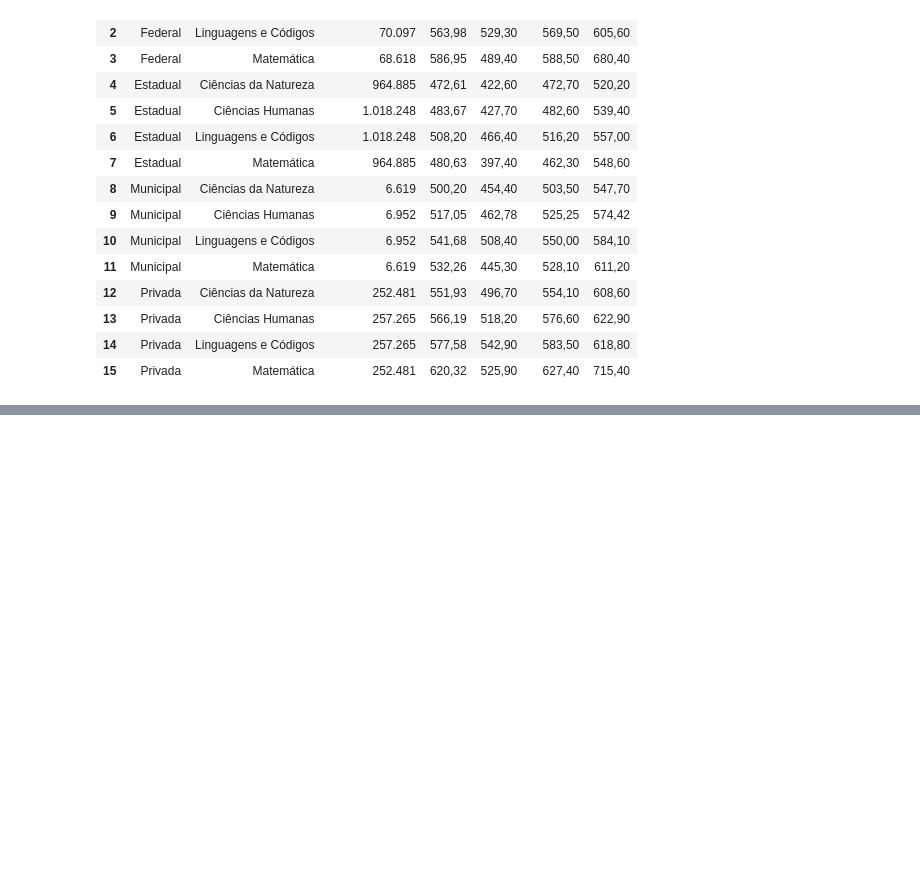
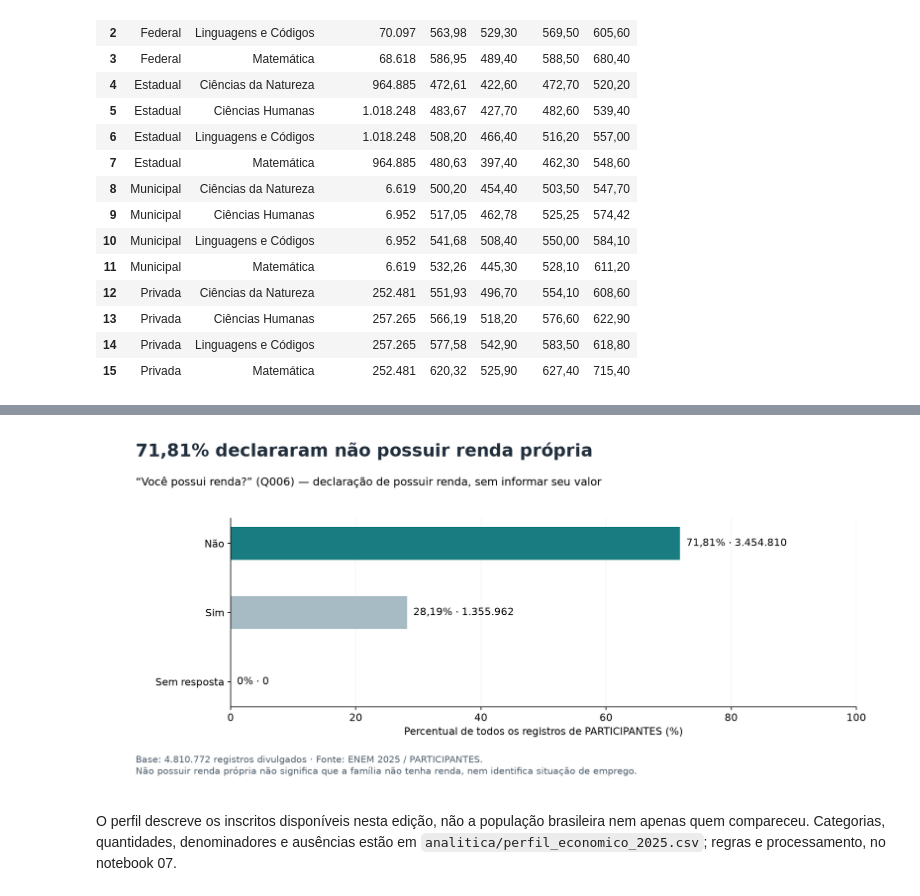
Before and after one commit to pachecosamuel/ENEM-Data-Analysis, a Jupyter notebook: apresentacao/visao_geral_2025.ipynb, the cells around one changed output, grey strips where cells are left out. Saved outputs shown, nothing was run; the diff lists cells and outputs as text; code cells hidden in the pictures; blank space fills up the shorter version.

```diff
--- a/apresentacao/visao_geral_2025.ipynb
+++ b/apresentacao/visao_geral_2025.ipynb
@@ -373,0 +337,6 @@ Os contratos ficam em `docs/`, os CSV em `analitica/` e as auditorias em `report
+# %%
+display(Image(filename=str(figuras_economicas[1])))
+# %% [output]
+[figure, added]
+# %% [markdown]
+O perfil descreve os inscritos disponíveis nesta edição, não a população brasileira nem apenas quem compareceu. Categorias, quantidades, denominadores e ausências estão em `analitica/perfil_economico_2025.csv`; regras e processamento, no notebook 07.
```
Also changed, not shown: parts of 48 cells of this notebook, 20 other files.
